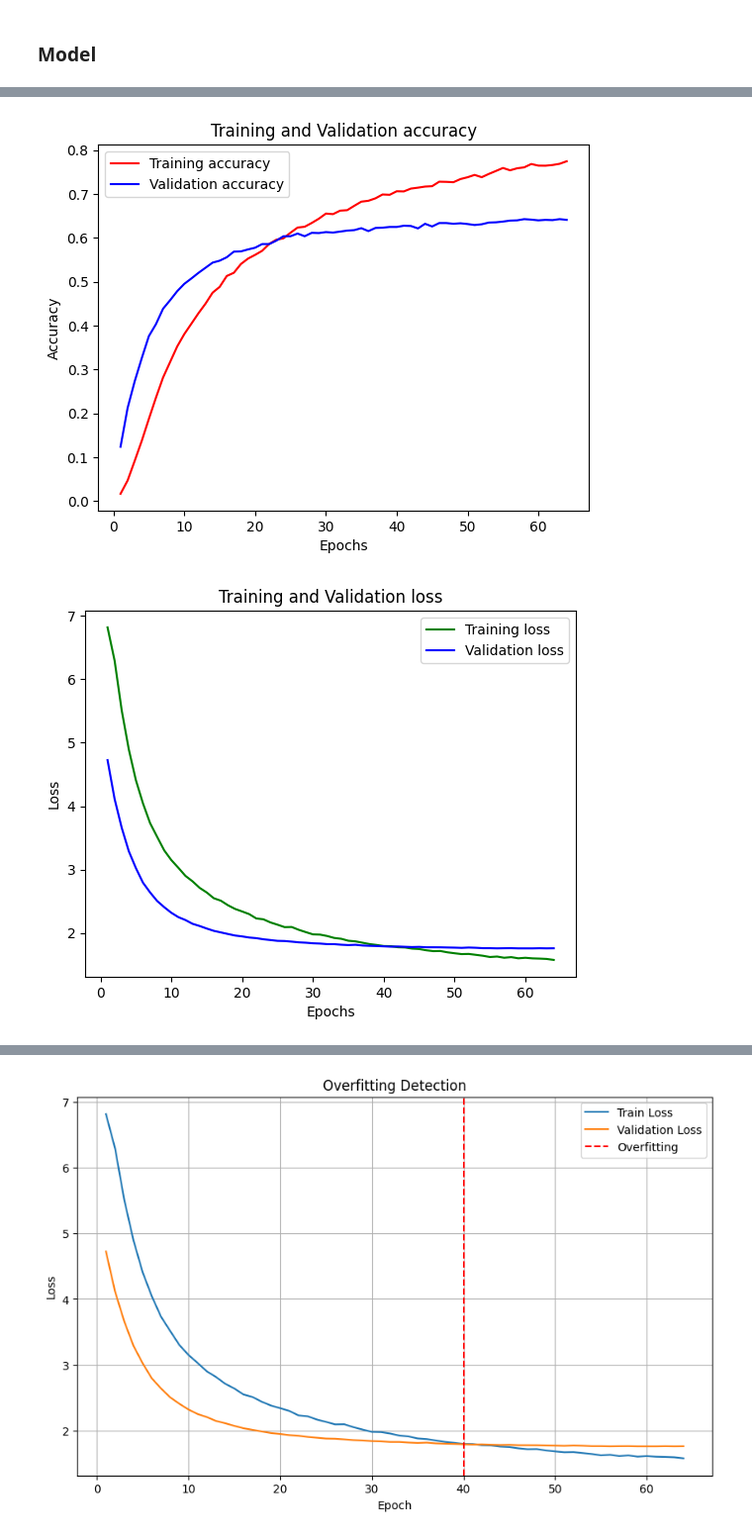
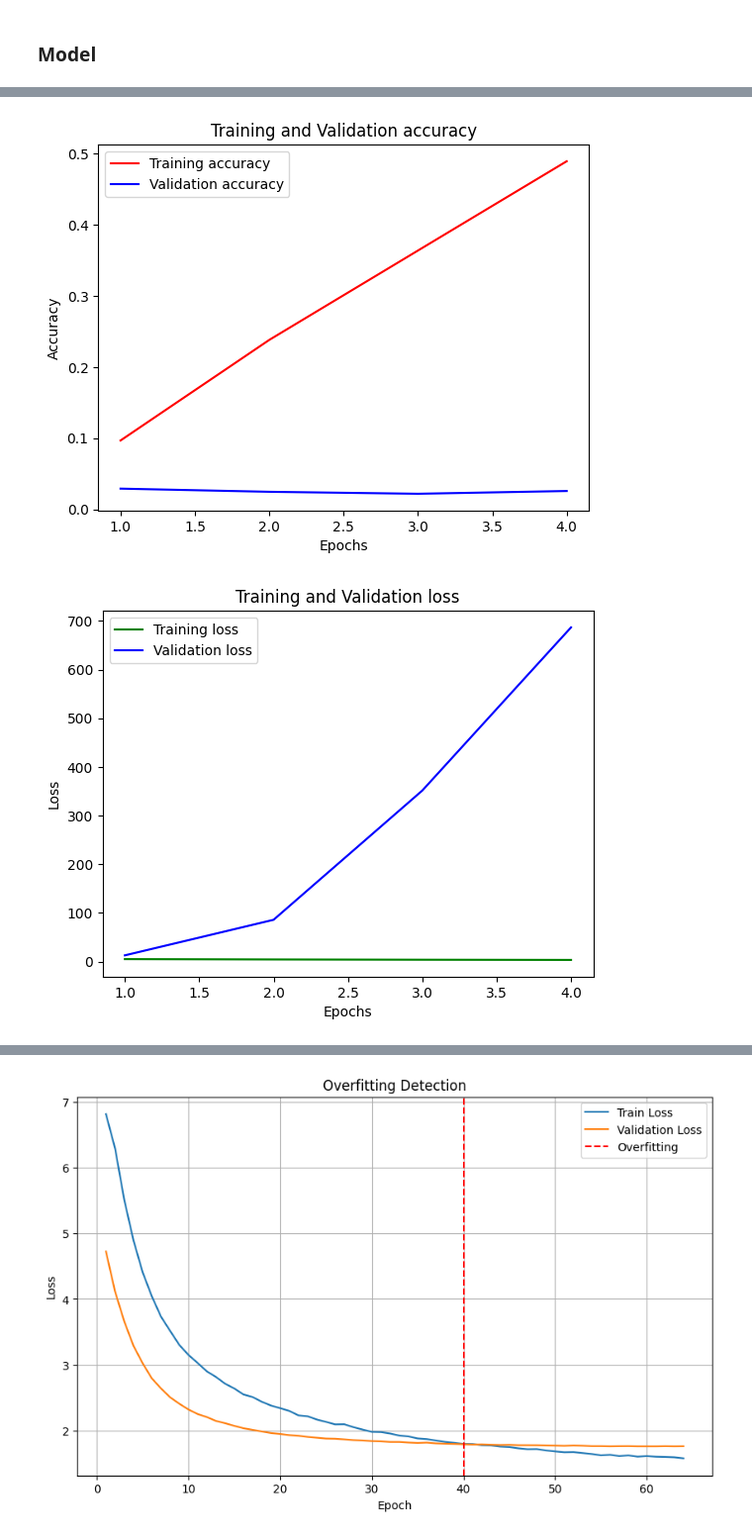
Before and after one commit to mgalao/deep-learning-project, a Jupyter notebook: project/DL_Phylum_Models.ipynb, the cells around one changed output, grey strips where cells are left out. Shown at 99% size. Saved outputs shown, nothing was run; the diff lists cells and outputs as text; code cells hidden in the pictures.

Commit message:
changed resnet to efficientnet + minor changes

```diff
--- a/project/DL_Phylum_Models.ipynb
+++ b/project/DL_Phylum_Models.ipynb
@@ -166,7 +195,13 @@ test_ds, _, _ = preprocess.load_img(test_df, minority_class=minority_class, fami
 # %%
 # Image input pipeline
 image_input = Input(shape=(224, 224, 3), name="image_input")  # Input for RGB image
-base_model = ResNet50(include_top=False, weights="imagenet", input_tensor=image_input)  # Pretrained ResNet without final dense layers
+base_model = EfficientNetB0(include_top=False, weights="imagenet", input_tensor=image_input)  # Pretrained EfficientNet without final dense layers
+
+# Freeze the base model layers
+for layer in base_model.layers:
+    layer.trainable = False
+
+# Add a global average pooling layer
 x = base_model.output
 x = GlobalAveragePooling2D()(x)  # Convert 4D feature map to 2D vector (batch_size, 2048)
 
@@ -175,9 +210,9 @@ phylum_input = Input(shape=(5,), name="phylum_input")  # Input for phylum-level
 
 # Combine image and phylum features
 combined = Concatenate()([x, phylum_input])  # Concatenate the two inputs: (batch_size, 2048 + 5)
-combined = Dense(256, activation='relu')(combined)  # Fully connected layer
+combined = Dense(256, activation='relu', kernel_regularizer=regularizers.l2(1e-4))(combined)  # Fully connected layer
 combined = Dropout(0.5)(combined)  # Dropout for regularization
-output = Dense(202, activation='softmax')(combined)  # Final classification layer (202 family classes)
+output = Dense(202, activation='softmax', kernel_regularizer=regularizers.l2(1e-4))(combined)  # Final classification layer (202 family classes)
 
 # Define the model
 model = Model(inputs=[image_input, phylum_input], outputs=output)
@@ -205,8 +243,9 @@ experiment = Experiment(
     model=model,
     train_ds=train_ds,
     val_ds=val_ds,
-    experiment_name="resnet50_with_phylum",
+    experiment_name="eff-net_with_phylum",
     resume=False,
+    phylum=True,
 )
 
 # Define the learning rate scheduler function
@@ -241,13 +281,13 @@ Epoch 1/50
 # %%
 acc_train = history.history['accuracy']
 acc_val = history.history['val_accuracy']
-plot_model_acc(num_epochs=64, train_acc=acc_train, val_acc=acc_val)
+plot_model_acc(num_epochs=4, train_acc=acc_train, val_acc=acc_val)
 # %% [output]
-[figure, old version]
+[figure, new version]
 # %%
 loss_train = history.history['loss']
 loss_val = history.history['val_loss']
-plot_model_loss(num_epochs=64, train_loss=loss_train, val_loss=loss_val)
+plot_model_loss(num_epochs=4, train_loss=loss_train, val_loss=loss_val)
 # %% [output]
-[figure, old version]
+[figure, new version]
 # %%
```
Also changed, not shown: parts of 64 cells of this notebook.
